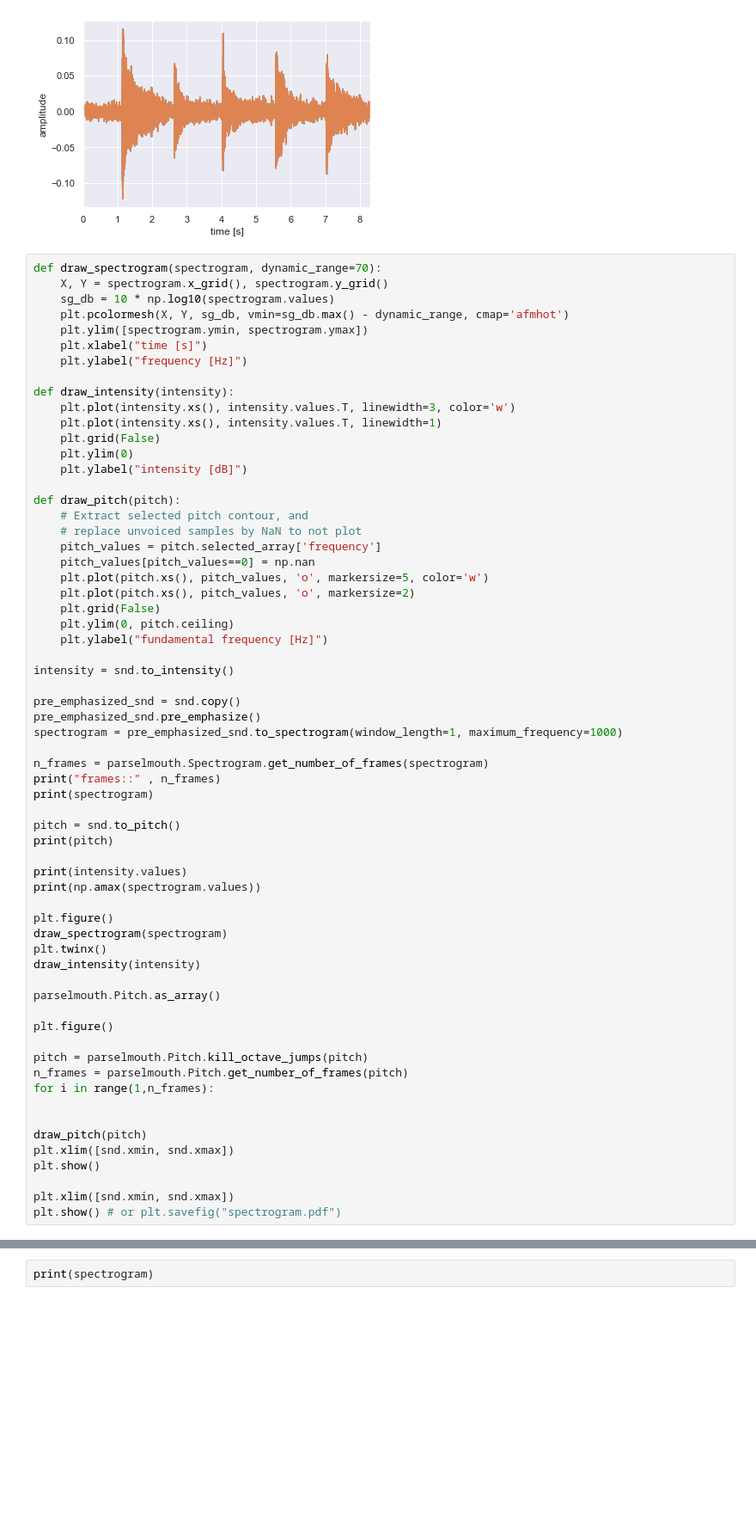
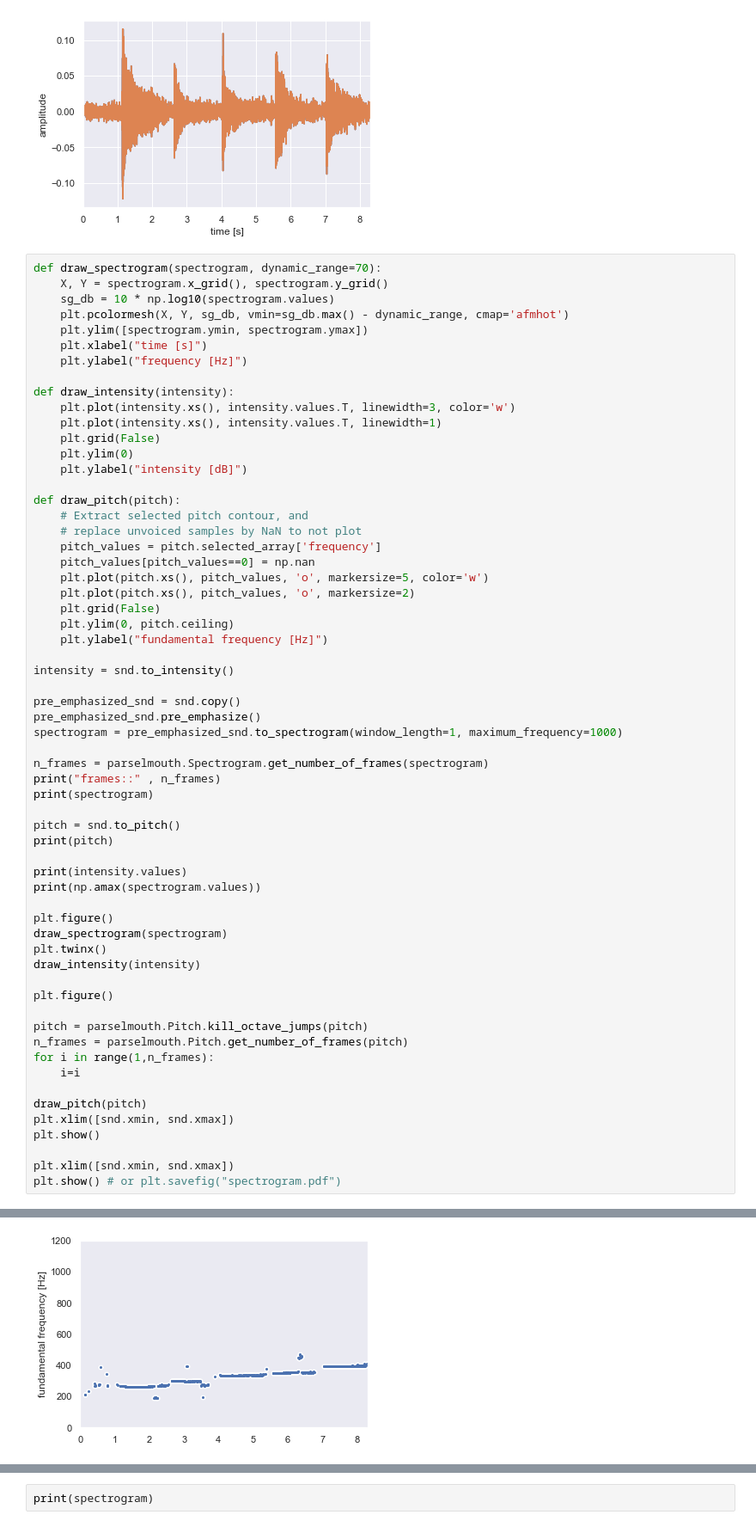
Before and after one commit to ScorpionXiezi/RhythmHound, a Jupyter notebook: Untitled.ipynb, the cells around one changed output, grey strips where cells are left out. Shown: that part at 86% size. Drawn from its saved outputs; the diff is of its cells as text; blank space fills up the shorter version.

Commit message:
fixed pitch

```diff
--- a/Untitled.ipynb
+++ b/Untitled.ipynb
@@ -83,14 +83,12 @@ draw_spectrogram(spectrogram)
 plt.twinx()
 draw_intensity(intensity)
 
-parselmouth.Pitch.as_array()
-
 plt.figure()
 
 pitch = parselmouth.Pitch.kill_octave_jumps(pitch)
 n_frames = parselmouth.Pitch.get_number_of_frames(pitch)
 for i in range(1,n_frames):
-
+    i=i
 
 draw_pitch(pitch)
 plt.xlim([snd.xmin, snd.xmax])
@@ -120 +117,2 @@ AttributeError: type object 'parselmouth.Pitch' has no attribute 'as_array'
 [figure]
+[figure, added]
```
Also changed, not shown: parts of 1 cell of this notebook.
